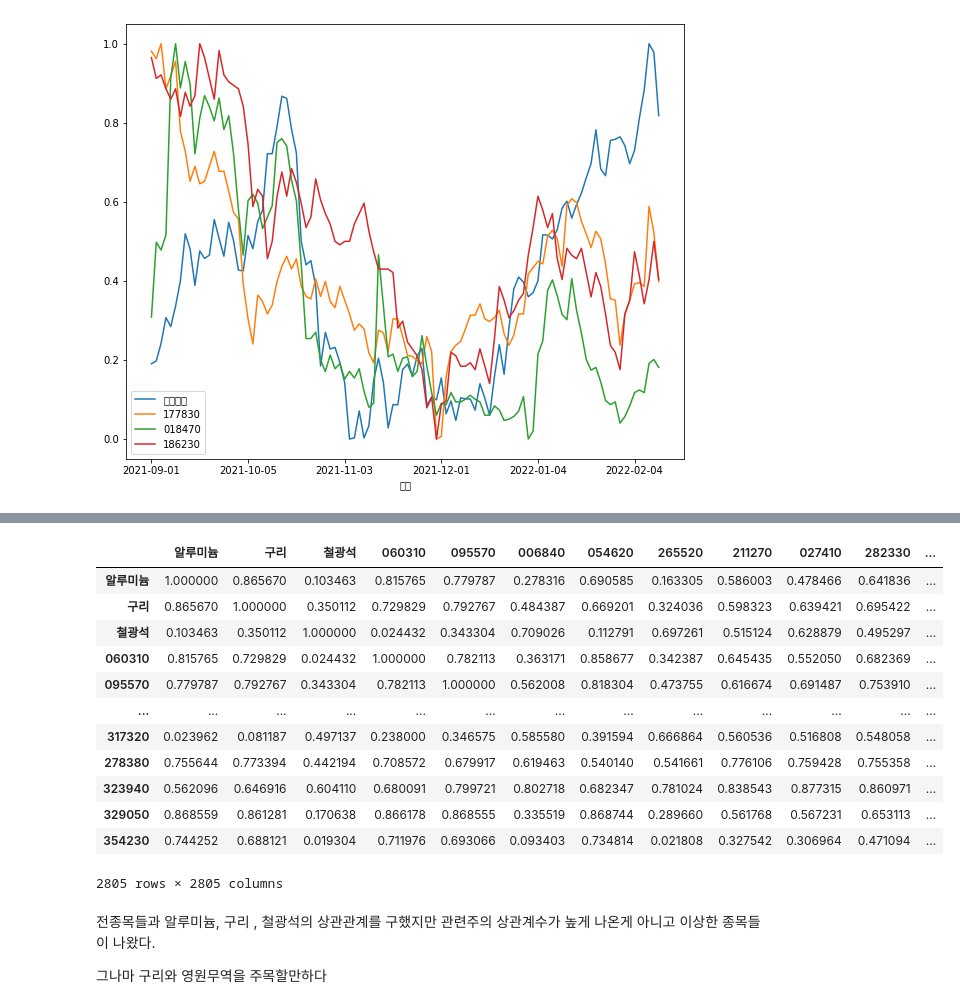
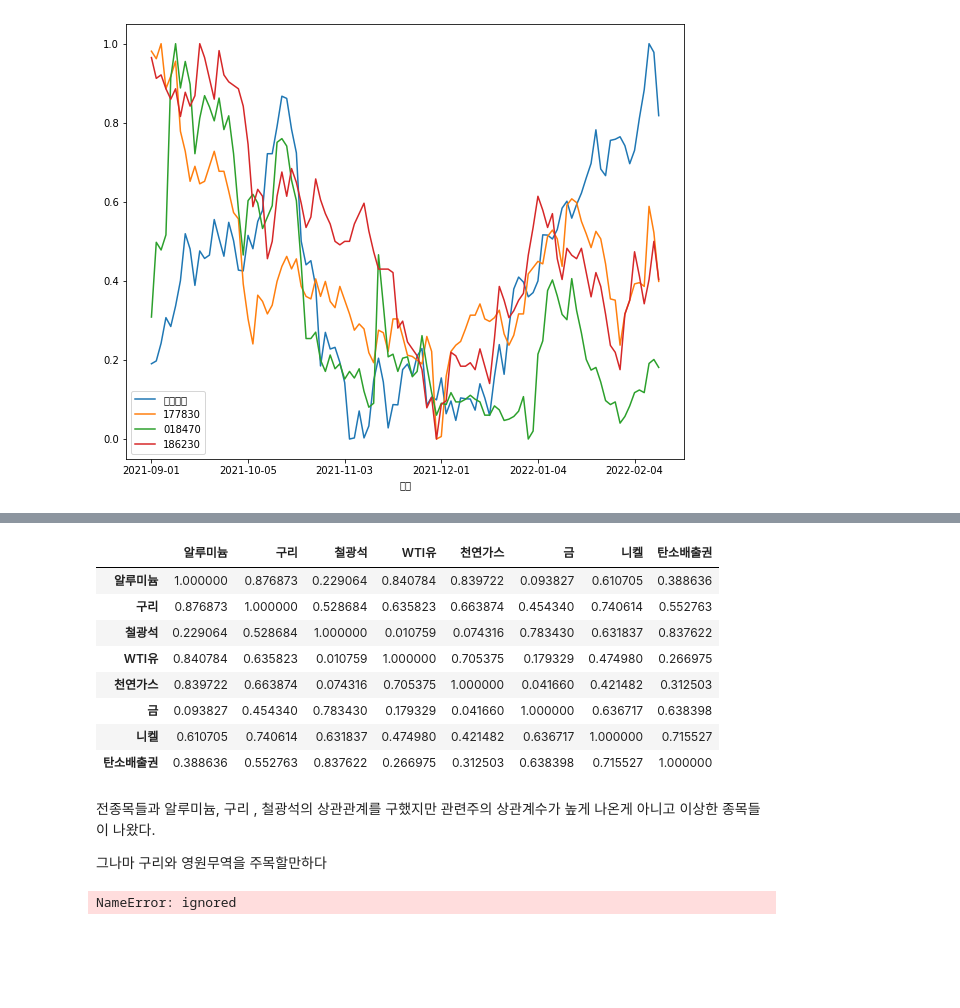
Before and after one commit to qpwisu/Financial_data_analysis, a Jupyter notebook: 원자재와_주식상관관계.ipynb, the cells around one changed output, grey strips where cells are left out. Saved outputs shown, nothing was run; the diff lists cells and outputs as text; code cells hidden in the pictures; blank space fills up the shorter version.

```diff
--- a/원자재와_주식상관관계.ipynb
+++ b/원자재와_주식상관관계.ipynb
@@ -222,16 +246,23 @@ for day in tqdm(days[1:]):
 # %%
 start_day2 = start_day[0:4]+"/"+start_day[4:6]+"/"+start_day[6:8]
 end_day2 = end_day[0:4]+"/"+end_day[4:6]+"/"+end_day[6:8]
+id_list=[["49768","300586","알루미늄"],["8831","300012","구리"],["961729","301009","철광석"],["8849","300060","WTI유"],["8862","300092","천연가스"],["8830","300004","금"],["959208","300751","니켈"],["8848","300052","탄소배출권"]]
 
-index1=getRawMaterials(start_day2,end_day2,"49768","300586","알루미늄")
-index2=getRawMaterials(start_day2,end_day2,"8831","300012","구리")
-index3=getRawMaterials(start_day2,end_day2,"961729","301009","철광석")
-rm=pd.merge(index1, index2,left_index=True, right_index=True ,how='outer')
-rm=pd.merge(rm, index3,left_index=True, right_index=True ,how='outer')
-rm=pd.merge(rm, df_stock,left_index=True, right_index=True ,how='outer')
-rm =rm.fillna(method='ffill')
-rm = rm.dropna(axis=0)
-rm
+index1=getRawMaterials(start_day2,end_day2,id_list[0][0],id_list[0][1],id_list[0][2])
+
+for i in range(1,len(id_list)):
+  curr_id=id_list[i][0]
+  smlID=id_list[i][1]
+  header=id_list[i][2]
+  index2=getRawMaterials(start_day2,end_day2,curr_id,smlID,header)
+  index1=pd.merge(index1, index2,left_index=True, right_index=True ,how='outer')
+
+
+
+
+index1 =index1.fillna(method='ffill')
+index1 = index1.dropna(axis=0)
+index1
 # index2=index2.astype('float')
 # index2.reset_index(inplace=True)
 # index2=index2.astype({'날짜':'string'})
@@ -253,25 +285,26 @@ rm
 # %%
 
 #상관관계 1998140207971
-corr = rm.corr(method = 'spearman')
+corr = index1.corr(method = 'spearman')
 corr.abs()
 # %% [output]
-|  | 알루미늄 | 구리 | 철광석 | 060310 | 095570 | 006840 | 054620 | 265520 | 211270 | 027410 | 282330 | ... |
-| 알루미늄 | 1.000000 | 0.865670 | 0.103463 | 0.815765 | 0.779787 | 0.278316 | 0.690585 | 0.163305 | 0.586003 | 0.478466 | 0.641836 | ... |
-| 구리 | 0.865670 | 1.000000 | 0.350112 | 0.729829 | 0.792767 | 0.484387 | 0.669201 | 0.324036 | 0.598323 | 0.639421 | 0.695422 | ... |
-| 철광석 | 0.103463 | 0.350112 | 1.000000 | 0.024432 | 0.343304 | 0.709026 | 0.112791 | 0.697261 | 0.515124 | 0.628879 | 0.495297 | ... |
-| 060310 | 0.815765 | 0.729829 | 0.024432 | 1.000000 | 0.782113 | 0.363171 | 0.858677 | 0.342387 | 0.645435 | 0.552050 | 0.682369 | ... |
-| 095570 | 0.779787 | 0.792767 | 0.343304 | 0.782113 | 1.000000 | 0.562008 | 0.818304 | 0.473755 | 0.616674 | 0.691487 | 0.753910 | ... |
-| ... | ... | ... | ... | ... | ... | ... | ... | ... | ... | ... | ... | ... |
-| 317320 | 0.023962 | 0.081187 | 0.497137 | 0.238000 | 0.346575 | 0.585580 | 0.391594 | 0.666864 | 0.560536 | 0.516808 | 0.548058 | ... |
-| 278380 | 0.755644 | 0.773394 | 0.442194 | 0.708572 | 0.679917 | 0.619463 | 0.540140 | 0.541661 | 0.776106 | 0.759428 | 0.755358 | ... |
-| 323940 | 0.562096 | 0.646916 | 0.604110 | 0.680091 | 0.799721 | 0.802718 | 0.682347 | 0.781024 | 0.838543 | 0.877315 | 0.860971 | ... |
-| 329050 | 0.868559 | 0.861281 | 0.170638 | 0.866178 | 0.868555 | 0.335519 | 0.868744 | 0.289660 | 0.561768 | 0.567231 | 0.653113 | ... |
-| 354230 | 0.744252 | 0.688121 | 0.019304 | 0.711976 | 0.693066 | 0.093403 | 0.734814 | 0.021808 | 0.327542 | 0.306964 | 0.471094 | ... |
+|  | 알루미늄 | 구리 | 철광석 | WTI유 | 천연가스 | 금 | 니켈 | 탄소배출권 |
+| 알루미늄 | 1.000000 | 0.876873 | 0.229064 | 0.840784 | 0.839722 | 0.093827 | 0.610705 | 0.388636 |
+| 구리 | 0.876873 | 1.000000 | 0.528684 | 0.635823 | 0.663874 | 0.454340 | 0.740614 | 0.552763 |
+| 철광석 | 0.229064 | 0.528684 | 1.000000 | 0.010759 | 0.074316 | 0.783430 | 0.631837 | 0.837622 |
+| WTI유 | 0.840784 | 0.635823 | 0.010759 | 1.000000 | 0.705375 | 0.179329 | 0.474980 | 0.266975 |
+| 천연가스 | 0.839722 | 0.663874 | 0.074316 | 0.705375 | 1.000000 | 0.041660 | 0.421482 | 0.312503 |
+| 금 | 0.093827 | 0.454340 | 0.783430 | 0.179329 | 0.041660 | 1.000000 | 0.636717 | 0.638398 |
+| 니켈 | 0.610705 | 0.740614 | 0.631837 | 0.474980 | 0.421482 | 0.636717 | 1.000000 | 0.715527 |
+| 탄소배출권 | 0.388636 | 0.552763 | 0.837622 | 0.266975 | 0.312503 | 0.638398 | 0.715527 | 1.000000 |
-2805 rows × 2805 columns
 # %% [markdown]
 전종목들과 알루미늄, 구리 , 철광석의 상관관계를 구했지만
 관련주의 상관계수가 높게 나온게 아니고 이상한 종목들이 나왔다.
 
 그나마 구리와 영원무역을 주목할만하다
+# %%
+import os
+plt.rc('font', family='NanumBarunGothic')
+# %% [output]
+NameError: ignored
 # %%
```
Also changed, not shown: parts of 8 cells of this notebook.
